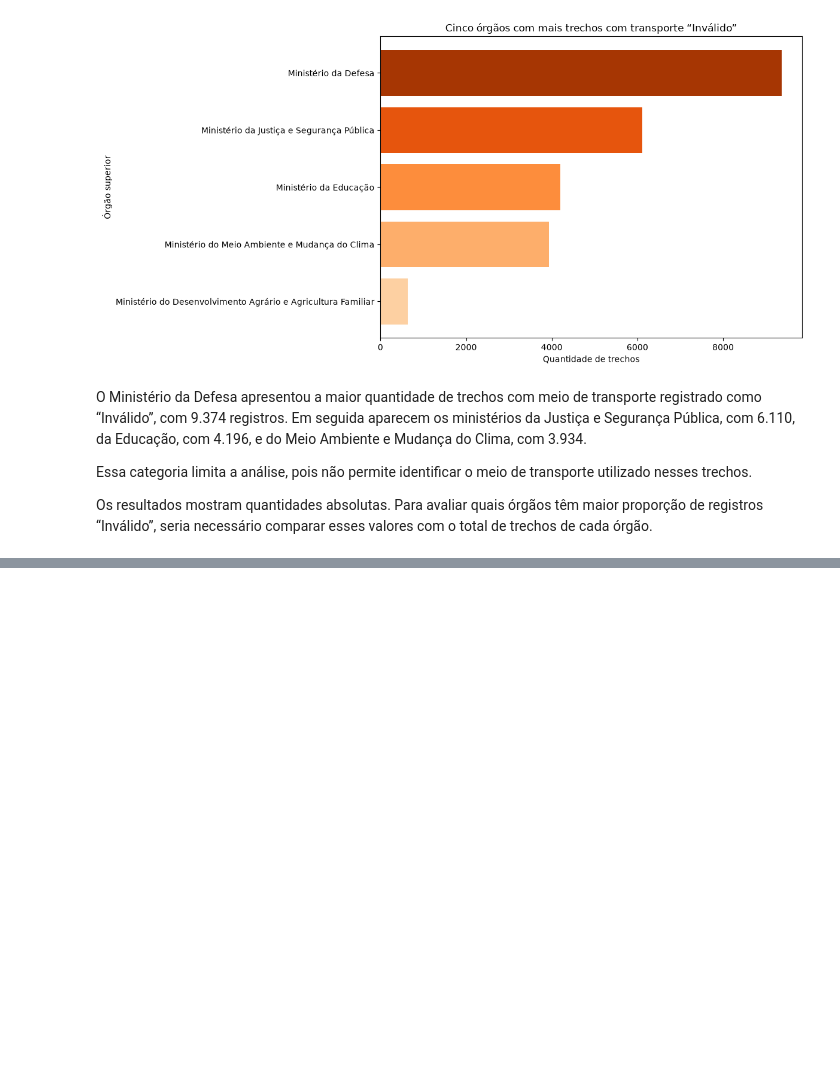
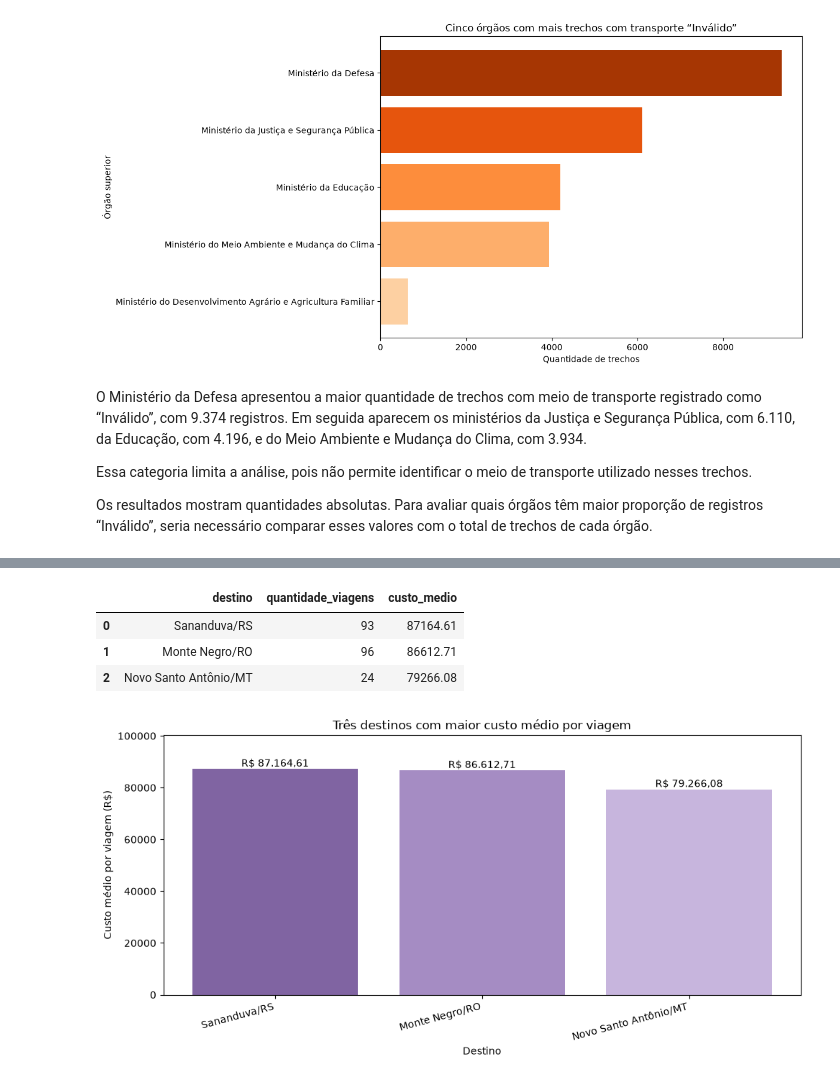
Before and after one commit to camilagstos/projeto-transparencia, a Jupyter notebook: 3_analise.ipynb, the cells around one changed output, grey strips where cells are left out. Saved outputs shown, nothing was run; the diff lists cells and outputs as text; code cells hidden in the pictures; blank space fills up the shorter version.

```diff
--- a/3_analise.ipynb
+++ b/3_analise.ipynb
@@ -652,0 +660,76 @@ Os resultados mostram quantidades absolutas. Para avaliar quais órgãos têm ma
+# %%
+consulta_7 = """
+SELECT
+    destino,
+    COUNT(*) AS quantidade_viagens,
+    ROUND(AVG(valor_total), 2) AS custo_medio
+FROM (
+    SELECT DISTINCT
+        v.id_viagem,
+        TRIM(d.destino) AS destino,
+        v.valor_total
+    FROM silver_viagem v,
+         unnest(string_to_array(v.destinos, ',')) AS d(destino)
+    WHERE v.destinos IS NOT NULL
+      AND v.valor_total IS NOT NULL
+) AS viagens_destinos
+WHERE destino <> ''
+GROUP BY destino
+HAVING COUNT(*) >= 10
+ORDER BY custo_medio DESC
+LIMIT 3;
+"""
+
+conexao = conectar()
+
+try:
+    cursor = conexao.cursor()
+    cursor.execute(consulta_7)
+
+    colunas = [coluna[0] for coluna in cursor.description]
+
+    df_7 = pd.DataFrame(
+        cursor.fetchall(),
+        columns=colunas
+    )
+
+    cursor.close()
+
+finally:
+    conexao.close()
+
+df_7
+# %% [output]
+|  | destino | quantidade_viagens | custo_medio |
+| 0 | Sananduva/RS | 93 | 87164.61 |
+| 1 | Monte Negro/RO | 96 | 86612.71 |
+| 2 | Novo Santo Antônio/MT | 24 | 79266.08 |
+# %%
+plt.figure(figsize=(10, 5))
+
+barras = plt.bar(
+    df_7["destino"],
+    df_7["custo_medio"],
+    color=["#8064A2", "#A58CC3", "#C7B5DD"]
+)
+
+plt.title("Três destinos com maior custo médio por viagem")
+plt.xlabel("Destino")
+plt.ylabel("Custo médio por viagem (R$)")
+
+plt.xticks(rotation=15, ha="right")
+
+for barra in barras:
+    valor = barra.get_height()
+    plt.text(
+        barra.get_x() + barra.get_width() / 2,
+        valor + 1000,
+        f"R$ {valor:,.2f}".replace(",", "X").replace(".", ",").replace("X", "."),
+        ha="center"
+    )
+
+plt.ylim(0, float(df_7["custo_medio"].max()) * 1.15)
+plt.tight_layout()
+plt.show()
+# %% [output]
+[figure, added]
```
Also changed, not shown: parts of 10 cells of this notebook.
